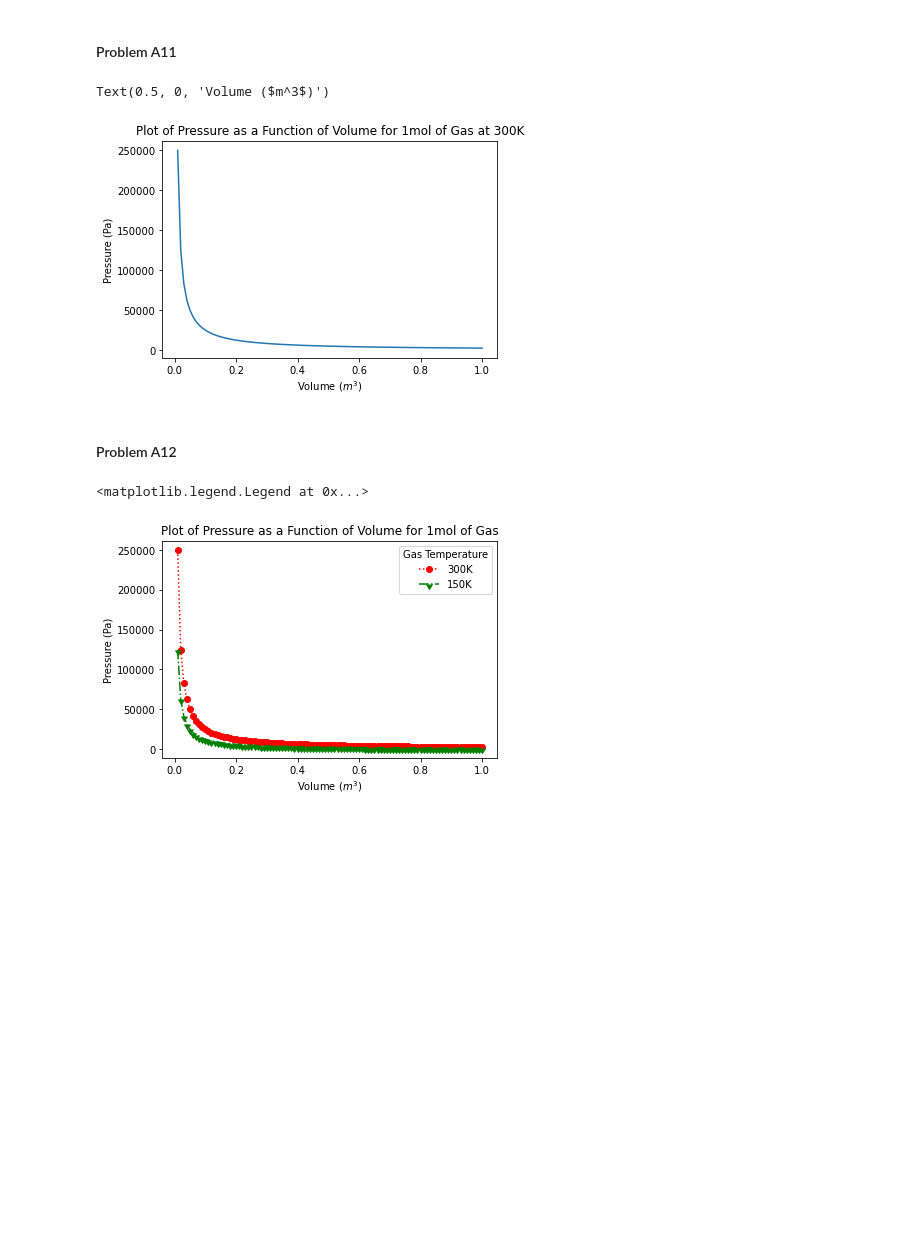
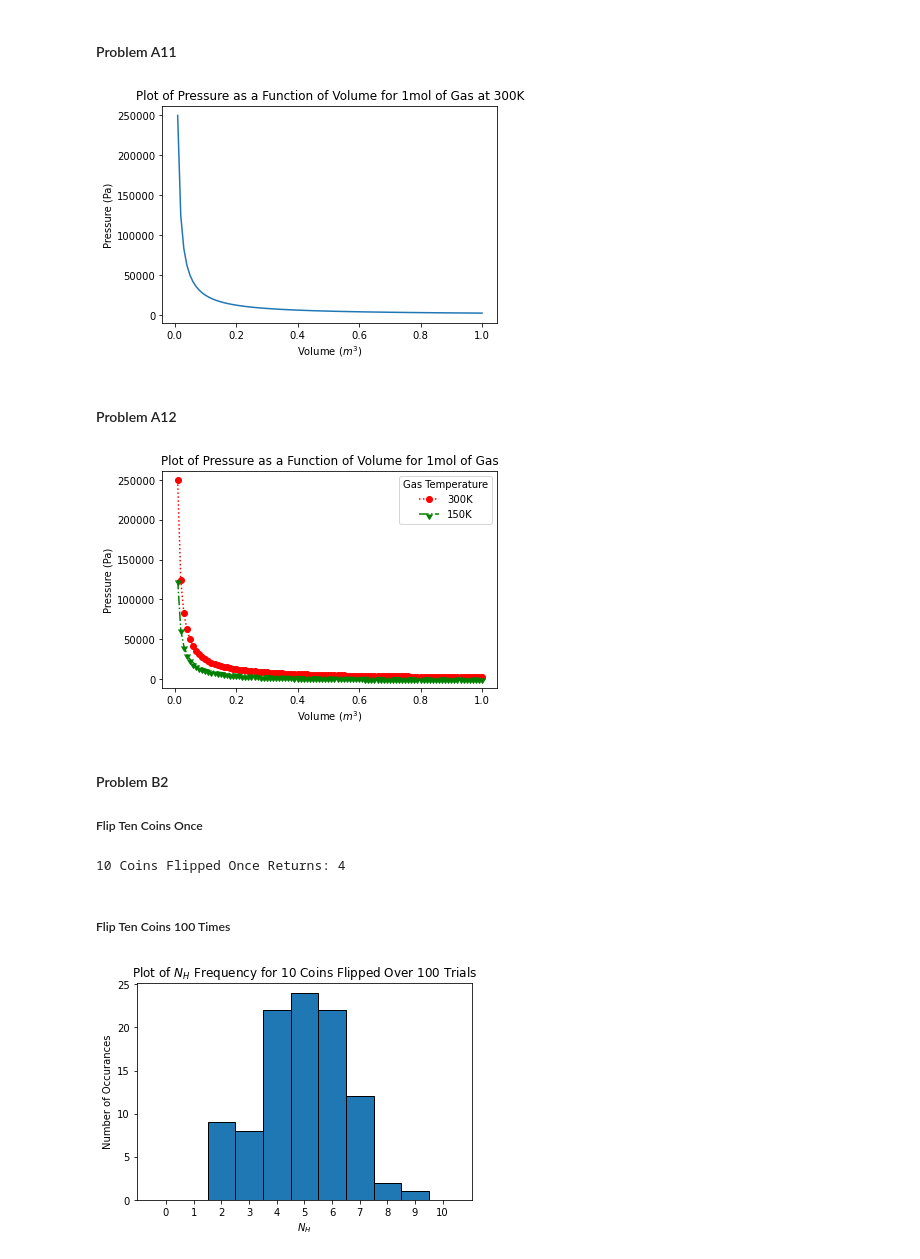
Before and after one commit to benf549/PChem-Problem-Sets, a Jupyter notebook: Problem Set 1.ipynb, the cells around one changed output. Saved outputs shown, nothing was run; the diff lists cells and outputs as text; code cells hidden in the pictures; blank space fills up the shorter version.

```diff
--- a/Problem Set 1.ipynb
+++ b/Problem Set 1.ipynb
@@ -143,8 +118,8 @@ plt.plot(V, P)
 plt.title("Plot of Pressure as a Function of Volume for 1mol of Gas at 300K")
 plt.ylabel("Pressure (Pa)")
 plt.xlabel("Volume ($m^3$)")
+print("", end="")
 # %% [output]
-Text(0.5, 0, 'Volume ($m^3$)')
 [figure]
 # %% [markdown]
 <h4>Problem A12</h4>
@@ -165,6 +140,38 @@ plt.title("Plot of Pressure as a Function of Volume for 1mol of Gas")
 plt.ylabel("Pressure (Pa)")
 plt.xlabel("Volume ($m^3$)")
 plt.legend([plot1, plot2], ["300K", "150K"], title="Gas Temperature")
+print("", end="")
 # %% [output]
-<matplotlib.legend.Legend at 0x...>
 [figure]
+# %% [markdown]
+<h4>Problem B2</h4>
+<h5>Flip Ten Coins Once</h5>
+# %%
+np.random.seed(18218)
+
+def Flip_Ten():
+    ten_flips = np.random.randint(0,2,10)
+    Nh = np.sum(ten_flips)
+    return Nh
+
+
+print("10 Coins Flipped Once Returns: {}\n".format(Flip_Ten()))
+# %% [output]
+10 Coins Flipped Once Returns: 4
+# %% [markdown]
+<h5>Flip Ten Coins 100 Times</h5>
+# %%
+np.random.seed(18218)
+count_array = []
+for x in range(100):
+    count_array.append(Flip_Ten())
+
+bins = np.arange(0, 12, 1)
+plt.hist(count_array, bins = bins, align="left", ec="black")
+plt.xticks(bins[:-1])
+plt.ylabel("Number of Occurances")
+plt.xlabel("$N_H$")
+plt.title("Plot of $N_H$ Frequency for 10 Coins Flipped Over 100 Trials")
+print("", end="")
+# %% [output]
+[figure, added]
```
Also changed, not shown: parts of 19 cells of this notebook.
